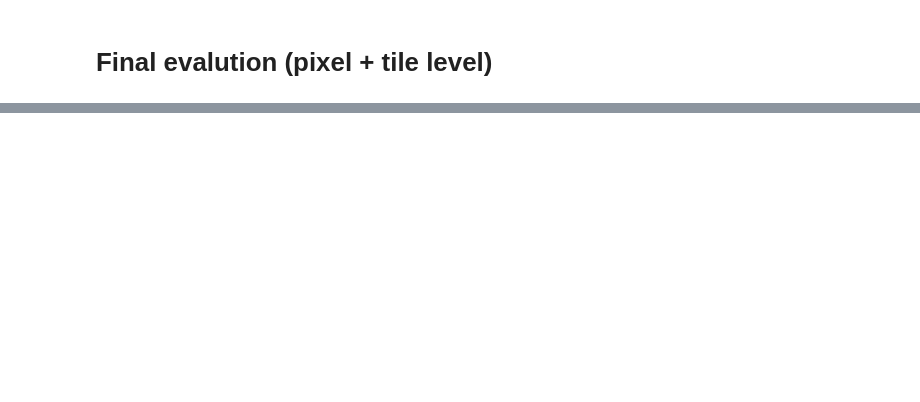
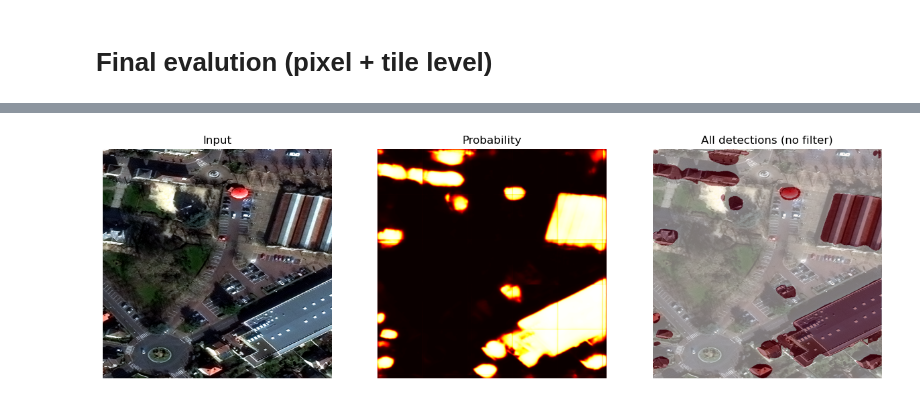
Before and after one commit to AviralSharma11/building-detection-1000m2, a Jupyter notebook: spacenet.ipynb, the cells around one changed output, grey strips where cells are left out. Cells and saved outputs as stored; diff of their text form; code cells hidden in the pictures; blank space fills up the shorter version.

```diff
--- a/spacenet.ipynb
+++ b/spacenet.ipynb
@@ -683 +686,20 @@ print("Saved → predictions/final_eval.png")
 Saved → predictions/final_eval.png
+# %%
+fig, axes = plt.subplots(1, 3, figsize=(15,5))
+
+axes[0].imshow(stretch(img))
+axes[0].set_title("Input")
+
+axes[1].imshow(prob, cmap="hot")
+axes[1].set_title("Probability")
+
+axes[2].imshow(stretch(img))
+axes[2].imshow(binary, cmap="Reds", alpha=0.5)
+axes[2].set_title("All detections (no filter)")
+
+for ax in axes:
+    ax.axis("off")
+
+plt.show()
+# %% [output]
+[figure, added]
```
Also changed, not shown: parts of 10 cells of this notebook, 2 other files.
